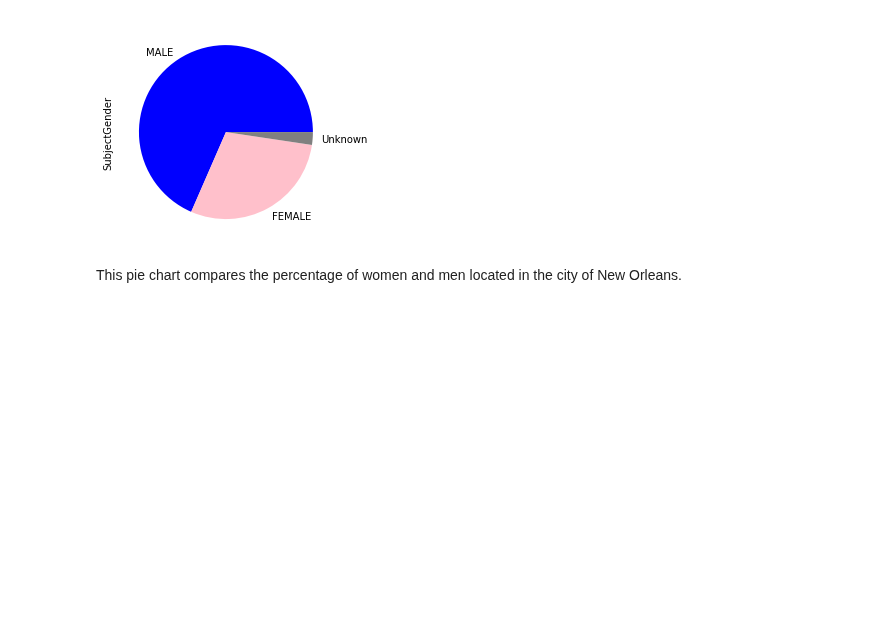
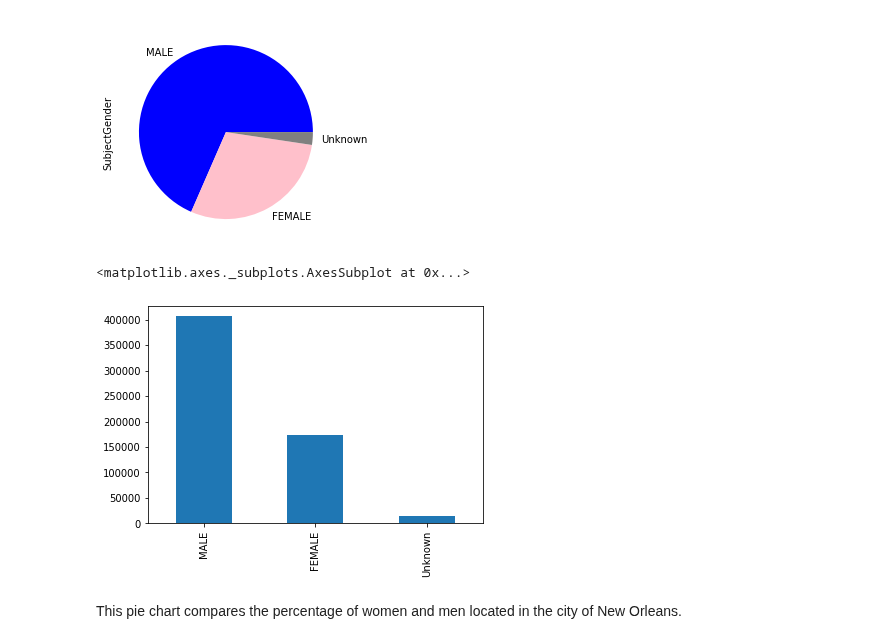
Before and after one commit to Icasas101/FinalDSTutorial, a Jupyter notebook: Final DS Tutorial.ipynb, the cells around one changed output. Saved outputs shown, nothing was run; the diff lists cells and outputs as text; code cells hidden in the pictures; blank space fills up the shorter version.

```diff
--- a/Final DS Tutorial.ipynb
+++ b/Final DS Tutorial.ipynb
@@ -276,6 +276,11 @@ df['SubjectGender'].value_counts().plot.pie(colors=['blue', 'pink', 'gray'])
 # %% [output]
 <matplotlib.axes._subplots.AxesSubplot at 0x...>
 [figure]
+# %%
+display(df['SubjectGender'].value_counts().plot.bar())
+# %% [output]
+<matplotlib.axes._subplots.AxesSubplot at 0x...>
+[figure, added]
 # %% [markdown]
 This pie chart compares the percentage of women and men located in the city of New Orleans.
 # %%
```
Also changed, not shown: parts of 7 cells of this notebook.
